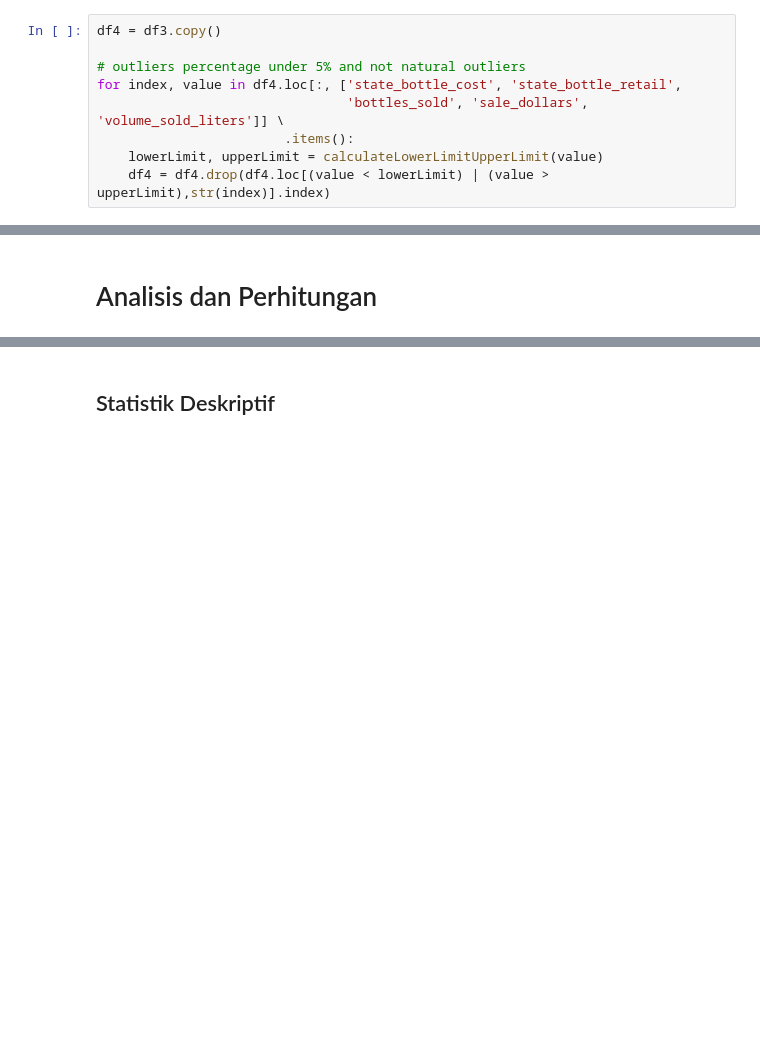
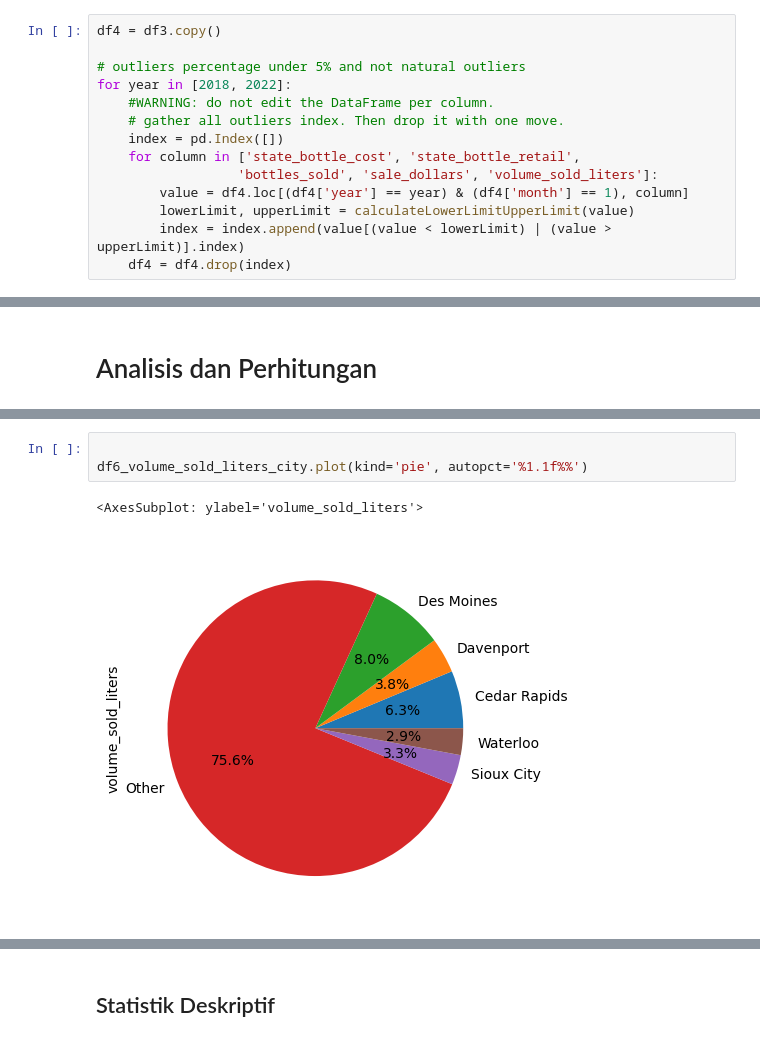
Before and after one commit to jasonrichdarmawan/p0-ml1, a Jupyter notebook: h8dsft_Milestone1_jason_rich_darmawan_onggo_putra.ipynb, the cells around one changed output, grey strips where cells are left out. Cells and saved outputs as stored; diff of their text form; blank space fills up the shorter version.

```diff
--- a/h8dsft_Milestone1_jason_rich_darmawan_onggo_putra.ipynb
+++ b/h8dsft_Milestone1_jason_rich_darmawan_onggo_putra.ipynb
@@ -414,8 +405,13 @@ reference: https://www.quora.com/Is-it-bad-to-delete-statistical-outliers
 df4 = df3.copy()
 
 # outliers percentage under 5% and not natural outliers
-for index, value in df4.loc[:, ['state_bottle_cost', 'state_bottle_retail',
-                                'bottles_sold', 'sale_dollars', 'volume_sold_liters']] \
-                        .items():
-    lowerLimit, upperLimit = calculateLowerLimitUpperLimit(value)
-    df4 = df4.drop(df4.loc[(value < lowerLimit) | (value > upperLimit),str(index)].index)
+for year in [2018, 2022]:
+    #WARNING: do not edit the DataFrame per column.
+    # gather all outliers index. Then drop it with one move.
+    index = pd.Index([])
+    for column in ['state_bottle_cost', 'state_bottle_retail',
+                  'bottles_sold', 'sale_dollars', 'volume_sold_liters']:
+        value = df4.loc[(df4['year'] == year) & (df4['month'] == 1), column]
+        lowerLimit, upperLimit = calculateLowerLimitUpperLimit(value)
+        index = index.append(value[(value < lowerLimit) | (value > upperLimit)].index)
+    df4 = df4.drop(index)
@@ -470,0 +608,6 @@ df6 = df5.reset_index()
+# %%
+
+df6_volume_sold_liters_city.plot(kind='pie', autopct='%1.1f%%')
+# %% [output]
+<AxesSubplot: ylabel='volume_sold_liters'>
+[figure, added]
```
Also changed, not shown: parts of 21 cells of this notebook.
